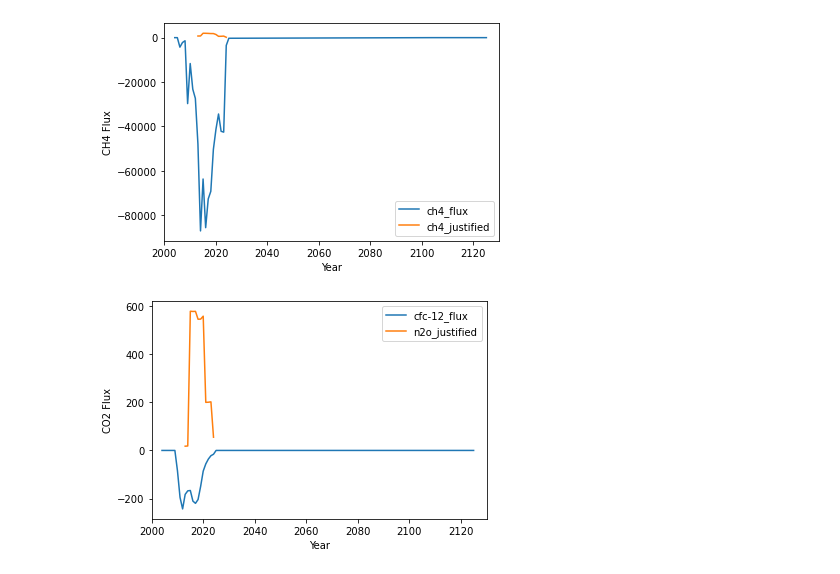
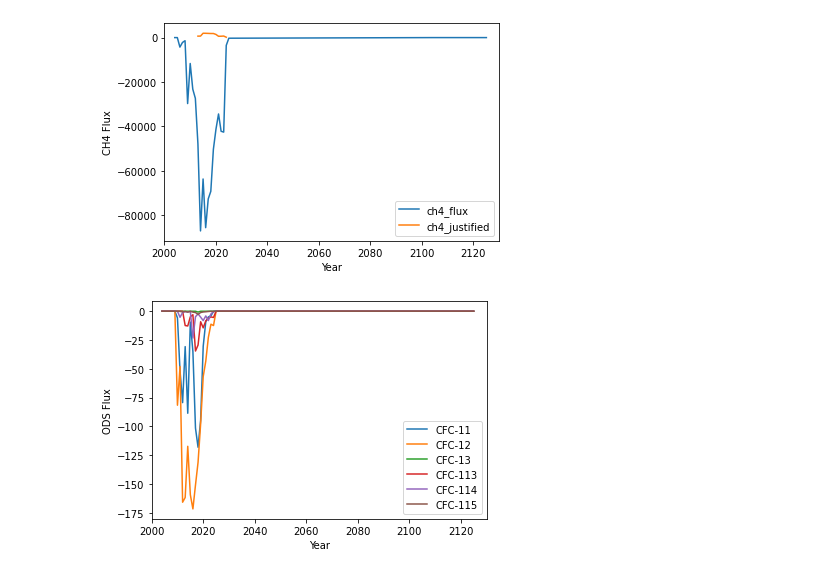
Before and after one commit to carbonplan/slcp-offsetting, a Jupyter notebook: notebooks/01_generate_ca_timeseries.ipynb, the cells around one changed output. Saved outputs shown, nothing was run; the diff lists cells and outputs as text; code cells hidden in the pictures.

Commit message:
adding ods project gas breakdown data; modifying notebook to generate ca timeseries accordingly

```diff
--- a/notebooks/01_generate_ca_timeseries.ipynb
+++ b/notebooks/01_generate_ca_timeseries.ipynb
@@ -17,7 +17,7 @@ Per program rules, these timeseries match on a cumulative CO2e basis. However, t
 # %%
 # CARB changed GWP-100 values in 2021. that change is reflected in the `column description` tab of the mrr data
 # reports, as well as elsewhere in CARB documentation. that means when we're making any conversions between gas
-# quantities and total co2e, we need to be thoughtful about which year's data we're manipulating. The CFC gwp is
+# quantities and total co2e, we need to be thoughtful about which year's data we're manipulating. The ODS gwps are
 # only relevant on the project emission side and was found in the protocols (2014 ODS protocol, Table B.1;
 # 2011 ODS protocol, Table 5.1).
 
@@ -27,7 +27,12 @@ gwp_values = {
             **{y: 25 for y in range(2021, 2200)}},
     'n2o': {**{y: 310 for y in range(2000, 2021)},
             **{y: 298 for y in range(2021, 2200)}},
+    'cfc-11': {y: 4750 for y in range(2000, 2200)},
     'cfc-12': {y: 10900 for y in range(2000, 2200)},
+    'cfc-13': {y: 14400 for y in range(2000, 2200)},
+    'cfc-113': {y: 6130 for y in range(2000, 2200)},
+    'cfc-114': {y: 10000 for y in range(2000, 2200)},
+    'cfc-115': {y: 7370 for y in range(2000, 2200)},
 }
 # %% [markdown]
 We'll use the latest CARB issuance table to construct both timeseries. This data includes per project information about (1) credit vintage, and (2) retirements per compliance period.
@@ -35,6 +40,7 @@ We'll use the latest CARB issuance table to construct both timeseries. This data
 # import raw offset use data and clean up column naming and data types
 rename_issuance = {
     "OPR Project ID": "opr_id",
+    "CARB Issuance ID": "issuance_id",
     "Project Type": "project_type",
     "Vintage": "vintage",
     "ARB Offset Credits Issued": "issuance",
@@ -322,5 +380,7 @@ We can group by year to create timeseries of ghgs that were used to offset the o
 # %%
-project_fluxes = working_df.groupby('vintage')[['ch4_flux', 'co2_flux', 'cfc-12_flux','total_credits_used']].sum().reset_index()
+project_fluxes = working_df.groupby('vintage')[['ch4_flux', 'co2_flux',
+                                                'cfc-11_flux', 'cfc-12_flux', 'cfc-13_flux', 'cfc-113_flux',
+                                                'cfc-114_flux', 'cfc-115_flux', 'total_credits_used']].sum().reset_index()
 project_fluxes = project_fluxes.rename(columns={'vintage': 'year'})
 project_fluxes.to_csv('../timeseries-data/output-data/ca_project_fluxes.csv', index=False)
 # %%
@@ -673,14 +762,15 @@ plt.xlim(2000, 2130)
 plt.show()
 # %% [output]
 [figure]
-# %%
-# n20 emissions and cfc-12 reductions are both happening on a much smaller scale, but might still be
-# interesting still because of their potency. however, both have relatively long lifetimes
-ax = project_fluxes.plot(x='year', y='cfc-12_flux')
-justified_emission_fluxes.plot(x='year', y='n2o_justified', ax=ax)
-plt.xlabel('Year')
-plt.ylabel('CO2 Flux')
-plt.xlim(2000, 2130)
-plt.show()
-# %% [output]
-[figure, removed]
+# %%
+# all ODS reductions are happening on a much smaller scale, but might still be interesting given
+# their potency
+ods_gases = ['cfc-11', 'cfc-12', 'cfc-13', 'cfc-113', 'cfc-114', 'cfc-115']
+ax = project_fluxes.plot(x='year', y=[f'{g}_flux' for g in ods_gases])
+ax.legend([g.upper() for g in ods_gases])
+plt.xlabel('Year')
+plt.ylabel('ODS Flux')
+plt.xlim(2000, 2130)
+plt.show()
+# %% [output]
+[figure, added]
```
Also changed, not shown: parts of 14 cells of this notebook, 1 other file.
